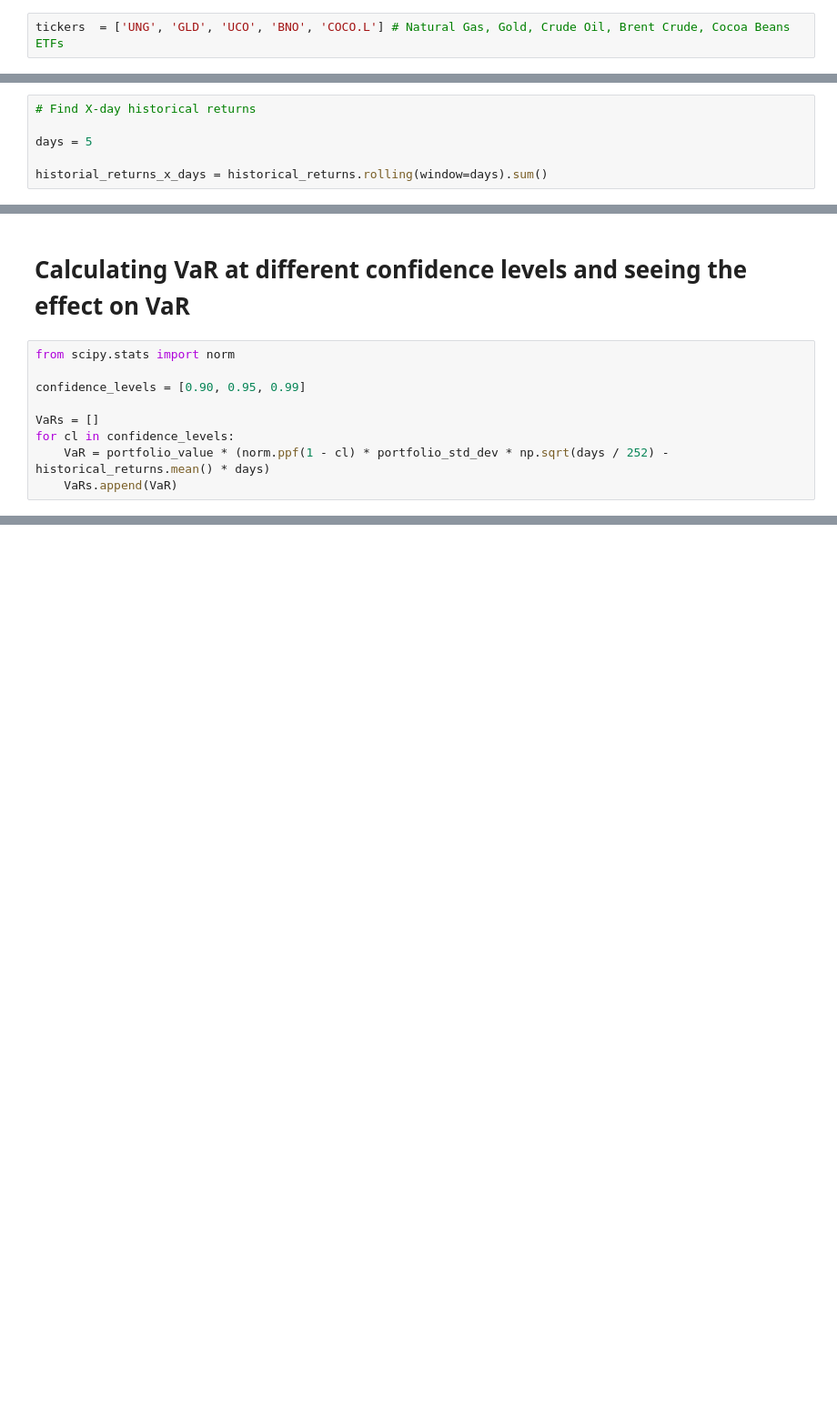
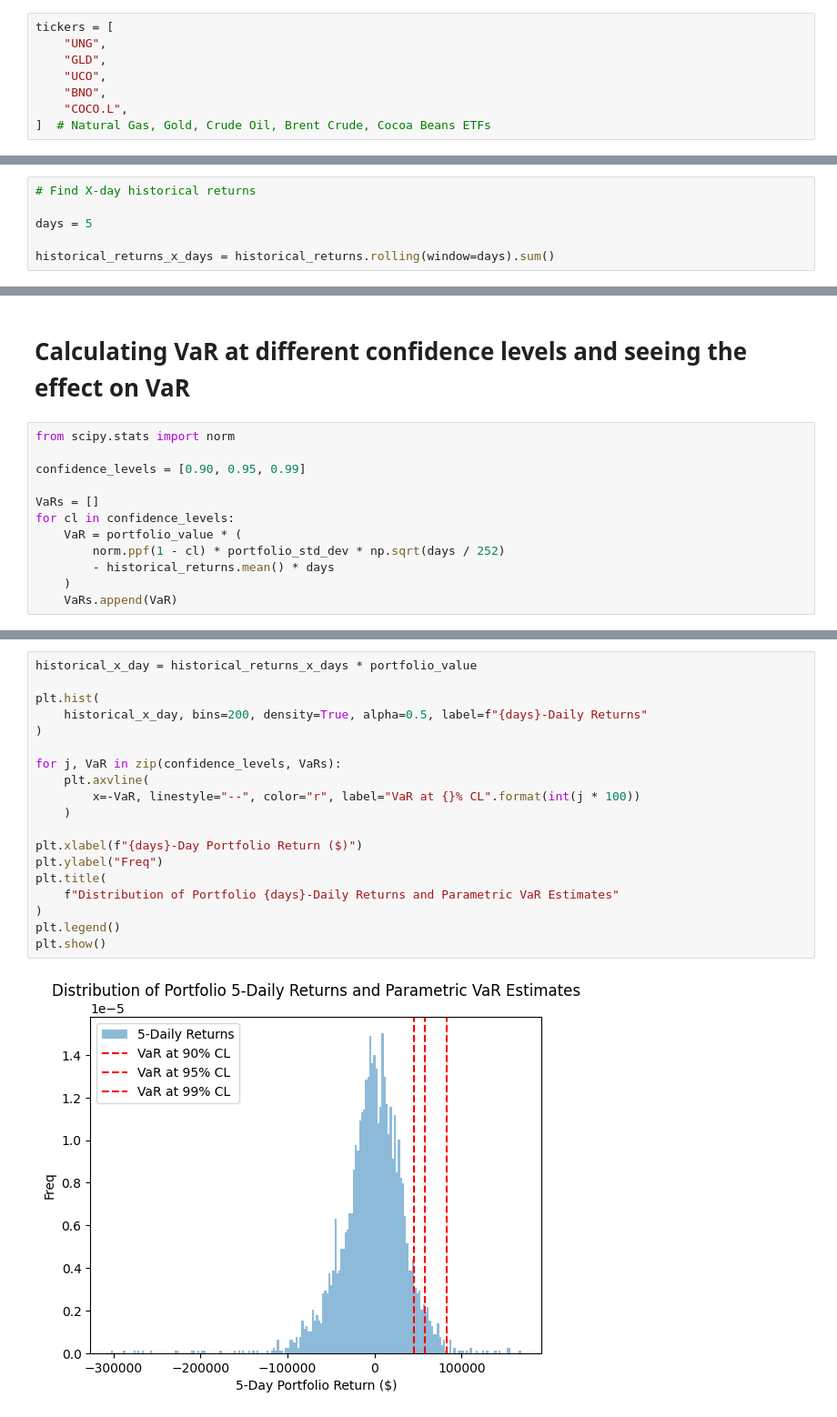
Before and after one commit to Michael-Ishak/VaR_Parametric_Historical_MonteCarlo, a Jupyter notebook: VaR_Parametric_Historical_MonteCarlo.ipynb, the cells around one changed output, grey strips where cells are left out. Shown: that part at 91% size. Cells and saved outputs as stored; diff of their text form; blank space fills up the shorter version.

```diff
--- a/VaR_Parametric_Historical_MonteCarlo.ipynb
+++ b/VaR_Parametric_Historical_MonteCarlo.ipynb
@@ -16,7 +16,13 @@ start_date = end_date - dt.timedelta(days = 365 * years)
 # %% [markdown]
 # Securities to put into portfolio
 # %%
-tickers  = ['UNG', 'GLD', 'UCO', 'BNO', 'COCO.L'] # Natural Gas, Gold, Crude Oil, Brent Crude, Cocoa Beans ETFs
+tickers = [
+    "UNG",
+    "GLD",
+    "UCO",
+    "BNO",
+    "COCO.L",
+]  # Natural Gas, Gold, Crude Oil, Brent Crude, Cocoa Beans ETFs
 # %%
 adj_closed_df = pd.DataFrame()
 
@@ -96,7 +102,7 @@ Length: 3306, dtype: float64
 
 days = 5
 
-historial_returns_x_days = historical_returns.rolling(window=days).sum()
+historical_returns_x_days = historical_returns.rolling(window=days).sum()
 # %% [markdown]
 # Create covariance matrix
 # %%
@@ -114,7 +120,10 @@ confidence_levels = [0.90, 0.95, 0.99]
 
 VaRs = []
 for cl in confidence_levels:
-    VaR = portfolio_value * (norm.ppf(1 - cl) * portfolio_std_dev * np.sqrt(days / 252) - historical_returns.mean() * days)
+    VaR = portfolio_value * (
+        norm.ppf(1 - cl) * portfolio_std_dev * np.sqrt(days / 252)
+        - historical_returns.mean() * days
+    )
     VaRs.append(VaR)
 # %%
 print(f'{"Confidence Level":<20} {"Value at Risk":<20}')
@@ -130,0 +142,21 @@ Confidence Level     Value at Risk
+# %%
+historical_x_day = historical_returns_x_days * portfolio_value
+
+plt.hist(
+    historical_x_day, bins=200, density=True, alpha=0.5, label=f"{days}-Daily Returns"
+)
+
+for j, VaR in zip(confidence_levels, VaRs):
+    plt.axvline(
+        x=-VaR, linestyle="--", color="r", label="VaR at {}% CL".format(int(j * 100))
+    )
+
+plt.xlabel(f"{days}-Day Portfolio Return ($)")
+plt.ylabel("Freq")
+plt.title(
+    f"Distribution of Portfolio {days}-Daily Returns and Parametric VaR Estimates"
+)
+plt.legend()
+plt.show()
+# %% [output]
+[figure, added]
```
Also changed, not shown: parts of 7 cells of this notebook.
